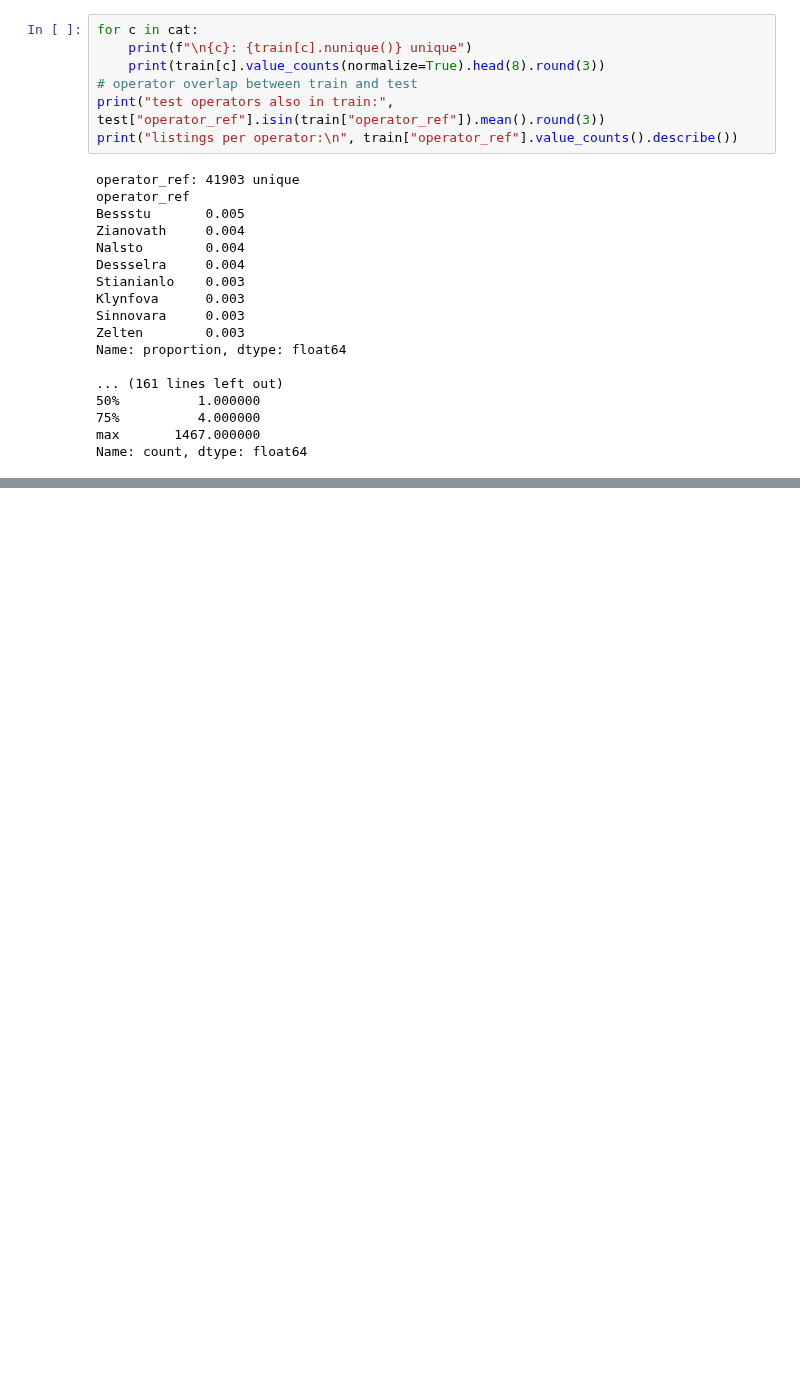
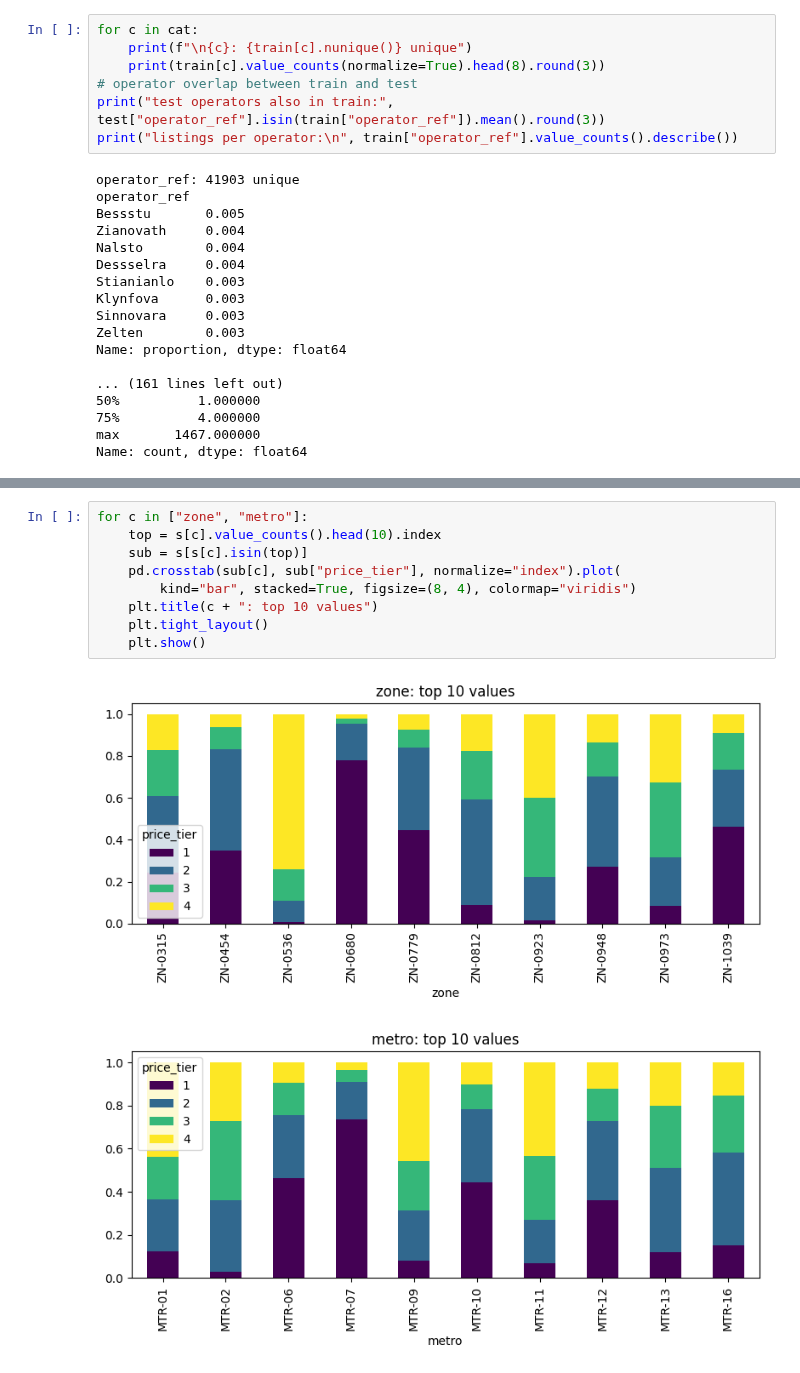
Before and after one commit to Farhancoader/ML_project_kaggle, a Jupyter notebook: 24f3000925-notebook-2026t3.ipynb, the cells around one changed output, grey strips where cells are left out. Cells and saved outputs as stored; diff of their text form; blank space fills up the shorter version.

```diff
--- a/24f3000925-notebook-2026t3.ipynb
+++ b/24f3000925-notebook-2026t3.ipynb
@@ -492,0 +315,12 @@ print(cross_val_score(full, X, y, cv=cv, scoring="f1_macro").mean())
+# %%
+for c in ["zone", "metro"]:
+    top = s[c].value_counts().head(10).index
+    sub = s[s[c].isin(top)]
+    pd.crosstab(sub[c], sub["price_tier"], normalize="index").plot(
+        kind="bar", stacked=True, figsize=(8, 4), colormap="viridis")
+    plt.title(c + ": top 10 values")
+    plt.tight_layout()
+    plt.show()
+# %% [output]
+[figure, added]
+[figure, added]
```
Also changed, not shown: parts of 16 cells of this notebook.
